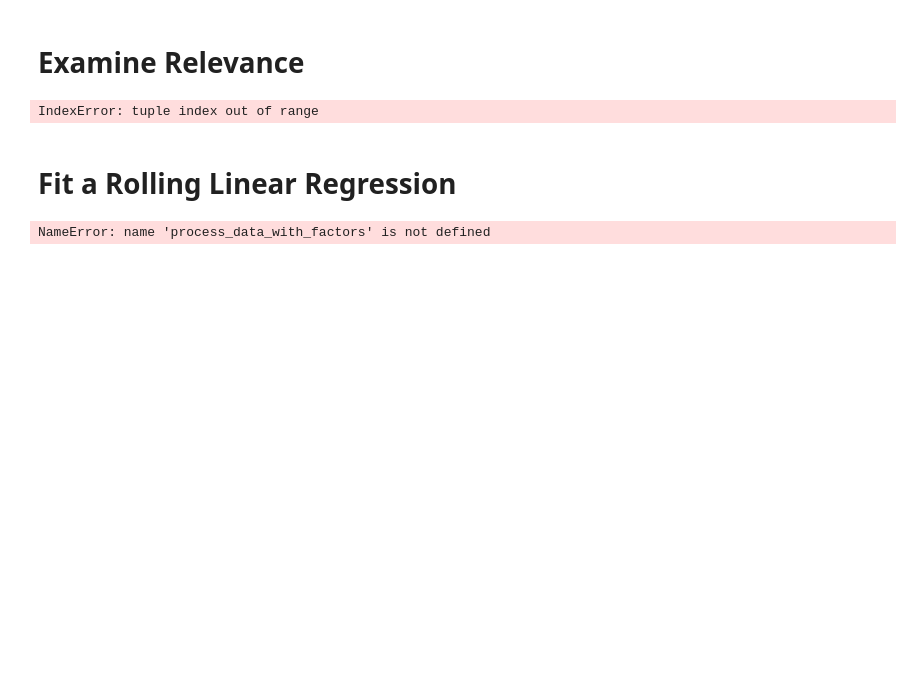
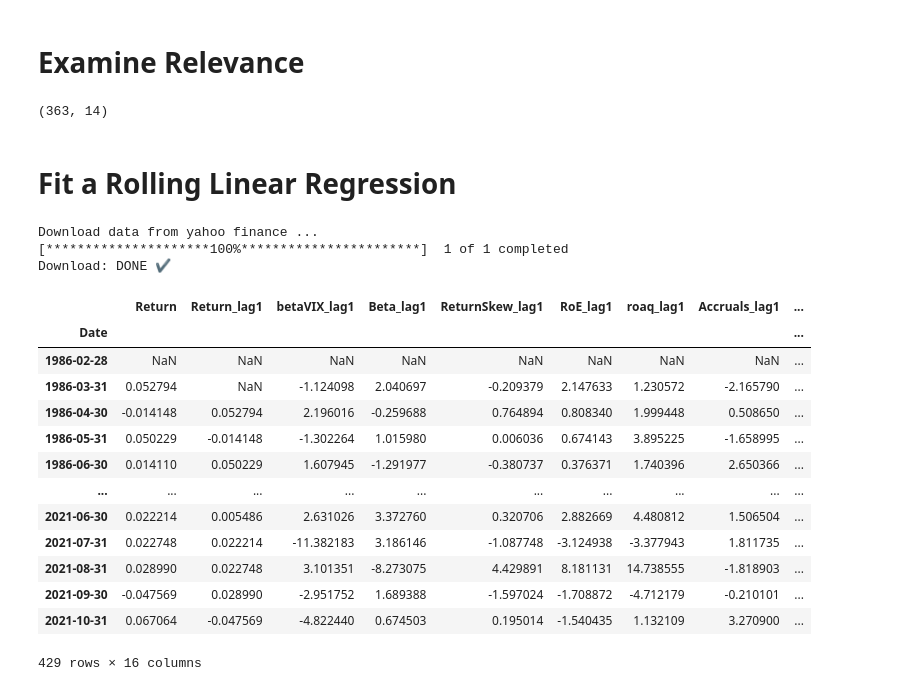
Before and after one commit to maxkuttner/LRP-For-Deep-Recurrent-Factor-Models, a Jupyter notebook: Notebooks/DeepFactorModels.ipynb, the cells around one changed output. Cells and saved outputs as stored; diff of their text form; code cells hidden in the pictures; blank space fills up the shorter version.

```diff
--- a/Notebooks/DeepFactorModels.ipynb
+++ b/Notebooks/DeepFactorModels.ipynb
@@ -139,6 +149,8 @@ The MSE of the model:    0.9696298595843389
 # Examine Relevance
 # %%
 # Aggregate and Plot relevance over time
+
+all_factor_names = factor_selection + ["ReturnFactor"]
 
 # Aggregate the relevance scores for all timesteps by taking the average
 relevance_aggregated = np.mean(np.array(relevance), axis=1)
@@ -149,7 +161,7 @@ fig = go.Figure()
 x = np.arange(relevance_aggregated.shape[0])  # Assume x-axis values are the same for all line plots
 
 for i in range(relevance_aggregated.shape[1]):
-    fig.add_trace(go.Scatter(x=x, y=relevance_aggregated[:, i], mode='lines', name=(factor_selection + ["ReturnFactor"])[i]))
+    fig.add_trace(go.Scatter(x=sp500.index[65:], y=relevance_aggregated[:, i], mode='lines', name=(all_factor_names)[i]))
 
 
 fig.update_layout(
@@ -162,8 +174,34 @@ fig.update_layout(
 fig.show()
 
 
-plt.figure(figsize=(16,8))
-plt.bar(height=relevance_aggregated.mean(axis=0), x=factor_selection + ["ReturnFactor"])
-plt.title("Factor Relevance (averaged over time)")
+import plotly.express as px
+
+fig = px.bar(
+    relevance_aggregated,
+    x=all_factor_names,
+    y=relevance_aggregated.mean(axis=0),
+    title="Factor Relevance (averaged over time)",
+    labels={"x": "Factor", "y": "Mean Relevance"},
+)
+
+fig.show()
-# %% [output]
-IndexError: tuple index out of range
+# %%
+# compute the absolute aggregated
+abs_relevance_aggregated = abs(relevance_aggregated)
+
+#
+print(abs_relevance_aggregated.shape)
+risk = abs_relevance_aggregated[:, 0:3]
+quality = abs_relevance_aggregated[:, 3:7]
+momentum = abs_relevance_aggregated[:, [7,12]]
+value = abs_relevance_aggregated[:, 8:11]
+size = abs_relevance_aggregated[:, 11]
+
+
+abs_group_factor_relevance= np.array([risk.sum(axis=1),
+quality.sum(axis=1),
+momentum.sum(axis=1),
+value.sum(axis=1),
+size])
+# %% [output]
+(363, 14)
@@ -171,7 +250,7 @@ IndexError: tuple index out of range
 # Fit a Rolling Linear Regression
 # %%
 # Define Path to File with factors
-file_path = "./Data/PredictorLSretWide.csv"
+file_path = "../Data/PredictorLSretWide.csv"
 
 # Define which factor variables to use
 factor_selection = ["betaVIX",
@@ -180,34 +259,50 @@ factor_selection = ["betaVIX",
                 "RoE",
                 "roaq",
                 "Accruals",
                 "Leverage",
                 "Mom12m",
                 "SP",
                 "EP",
                 "AM",
                 "cfp",
                 "Illiquidity"]
 
 # Produce a data set that includes all factors and the returns
 sp500 = process_data_with_factors(file_path, factor_selection)
 
 
 # Create lagged versions of the factors (lags 1, ..., lag 5)
 lags = range(1, 2)
 
 # save the old columns
 old_columns = sp500.columns
 
 # iterate over all columns and create 5 lags as new columns
 for col in sp500.columns:
     for lag in lags:
         sp500[f'{col}_lag{lag}'] = sp500[col].shift(lag)
 
 # remove contemporary features since we are intersted in predicting future returns by means of lag1, ..., lag5
 sp500.drop(columns=old_columns[old_columns != "Return"], inplace=True)
 sp500
 # %% [output]
-NameError: name 'process_data_with_factors' is not defined
+Download data from yahoo finance ...
+[*********************100%***********************]  1 of 1 completed
+Download: DONE ✔️
+|  | Return | Return_lag1 | betaVIX_lag1 | Beta_lag1 | ReturnSkew_lag1 | RoE_lag1 | roaq_lag1 | Accruals_lag1 | ... |
+| Date |  |  |  |  |  |  |  |  | ... |
+| 1986-02-28 | NaN | NaN | NaN | NaN | NaN | NaN | NaN | NaN | ... |
+| 1986-03-31 | 0.052794 | NaN | -1.124098 | 2.040697 | -0.209379 | 2.147633 | 1.230572 | -2.165790 | ... |
+| 1986-04-30 | -0.014148 | 0.052794 | 2.196016 | -0.259688 | 0.764894 | 0.808340 | 1.999448 | 0.508650 | ... |
+| 1986-05-31 | 0.050229 | -0.014148 | -1.302264 | 1.015980 | 0.006036 | 0.674143 | 3.895225 | -1.658995 | ... |
+| 1986-06-30 | 0.014110 | 0.050229 | 1.607945 | -1.291977 | -0.380737 | 0.376371 | 1.740396 | 2.650366 | ... |
+| ... | ... | ... | ... | ... | ... | ... | ... | ... | ... |
+| 2021-06-30 | 0.022214 | 0.005486 | 2.631026 | 3.372760 | 0.320706 | 2.882669 | 4.480812 | 1.506504 | ... |
+| 2021-07-31 | 0.022748 | 0.022214 | -11.382183 | 3.186146 | -1.087748 | -3.124938 | -3.377943 | 1.811735 | ... |
+| 2021-08-31 | 0.028990 | 0.022748 | 3.101351 | -8.273075 | 4.429891 | 8.181131 | 14.738555 | -1.818903 | ... |
+| 2021-09-30 | -0.047569 | 0.028990 | -2.951752 | 1.689388 | -1.597024 | -1.708872 | -4.712179 | -0.210101 | ... |
+| 2021-10-31 | 0.067064 | -0.047569 | -4.822440 | 0.674503 | 0.195014 | -1.540435 | 1.132109 | 3.270900 | ... |
+429 rows × 16 columns
 # %%
 # import linear regression
 from sklearn.linear_model import LinearRegression
```
Also changed, not shown: parts of 7 cells of this notebook, 2 other files.
